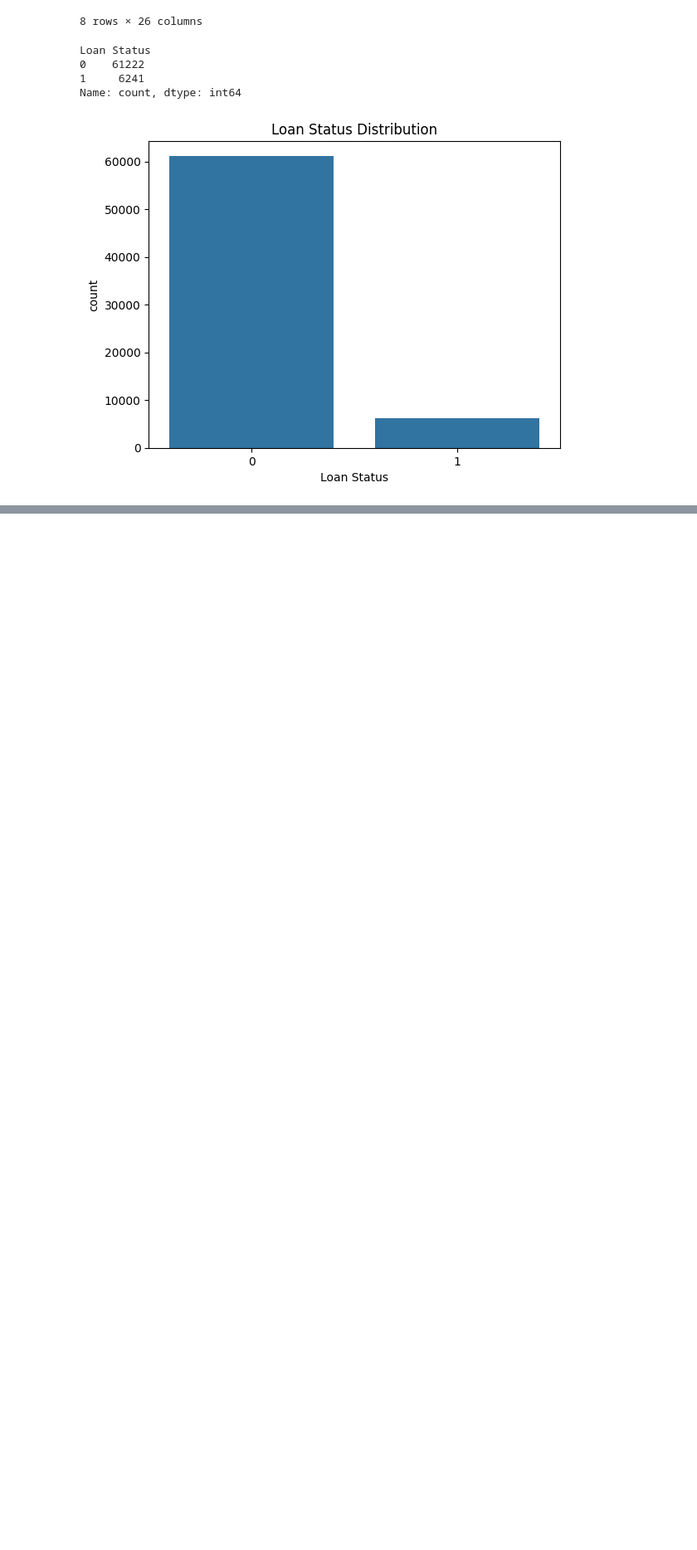
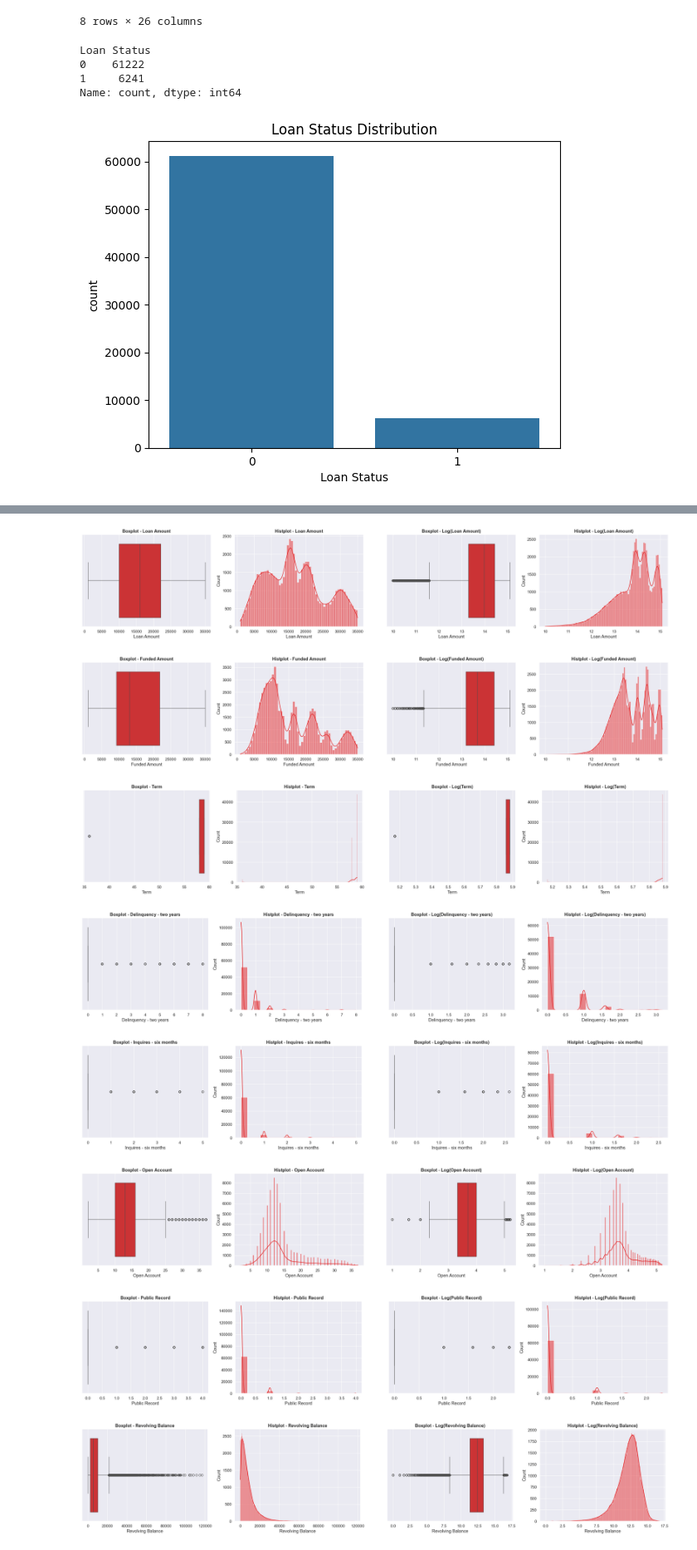
Before and after one commit to DwaipayanDutta/Deloitte-Machine-Learning-Challenge, a Jupyter notebook: Code/deloitte-machine-learning.ipynb, the cells around one changed output, grey strips where cells are left out. Shown at 83% size. Saved outputs shown, nothing was run; the diff lists cells and outputs as text; code cells hidden in the pictures; blank space fills up the shorter version.

```diff
--- a/Code/deloitte-machine-learning.ipynb
+++ b/Code/deloitte-machine-learning.ipynb
@@ -237,0 +279,39 @@ for col in cat_cols:
+# %%
+# Step 1: Get numeric columns automatically
+numeric_cols = []
+for dtype, cols in train_df.dtypes.groupby(train_df.dtypes).groups.items():
+    if dtype in ['int64', 'float64']:
+        numeric_cols.extend(cols)
+
+# Step 2: Exclude identifier columns
+exclude_cols = ['ID']
+numeric_cols = [col for col in numeric_cols if col not in exclude_cols]
+# Step 3: Visualize each numeric column
+for col in numeric_cols:
+    x1 = train_df[col].dropna()
+    # Safe log transformation
+    if (x1 <= 0).any():
+        x2 = np.log2(x1 + 1)  # Avoid log(0) or negative
+    else:
+        x2 = np.log2(x1)
+    _, ax = plt.subplots(1, 4, figsize=(25, 5))
+    sns.boxplot(x=x1, ax=ax[0])
+    sns.histplot(x=x1, ax=ax[1], kde=True)
+    sns.boxplot(x=x2, ax=ax[2])
+    sns.histplot(x=x2, ax=ax[3], kde=True)
+    ax[0].set_title(f"Boxplot - {col}", fontweight='bold')
+    ax[1].set_title(f"Histplot - {col}", fontweight='bold')
+    ax[2].set_title(f"Boxplot - Log({col})", fontweight='bold')
+    ax[3].set_title(f"Histplot - Log({col})", fontweight='bold')
+
+    plt.tight_layout()
+    plt.show()
+# %% [output]
+[figure, added]
+[figure, added]
+[figure, added]
+[figure, added]
+[figure, added]
+[figure, added]
+[figure, added]
+[figure, added]
```
Also changed, not shown: parts of 8 cells of this notebook.
